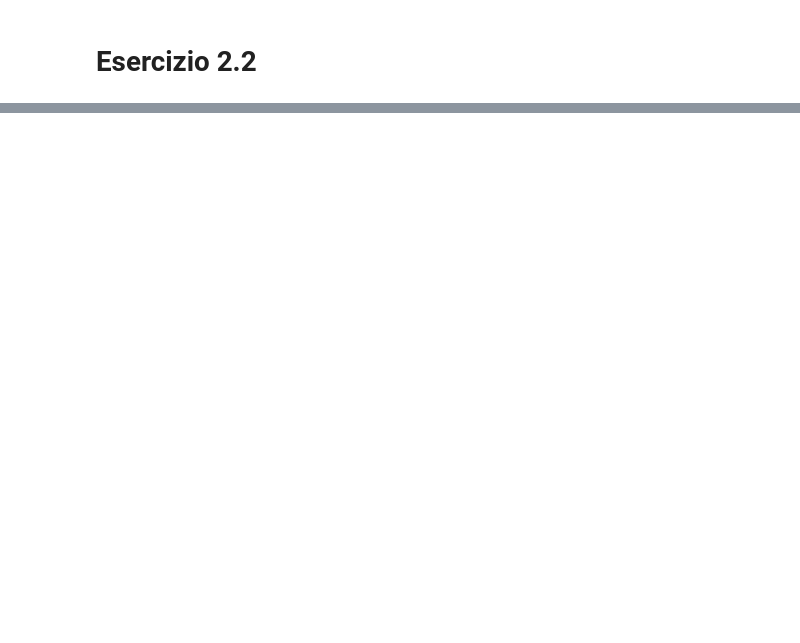
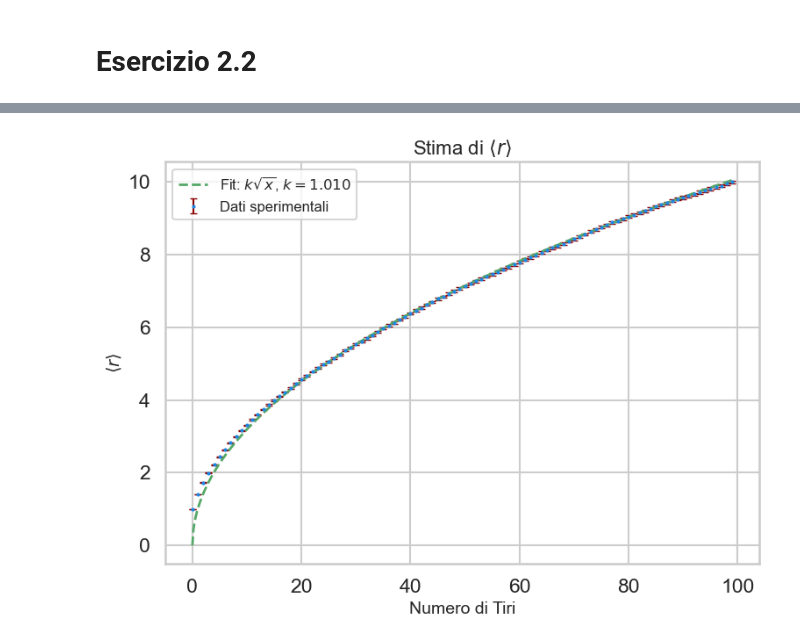
Before and after one commit to filmauri/LSN, a Jupyter notebook: 02/Esercizio2.ipynb, the cells around one changed output, grey strips where cells are left out. Saved outputs shown, nothing was run; the diff lists cells and outputs as text; code cells hidden in the pictures; blank space fills up the shorter version.

```diff
--- a/02/Esercizio2.ipynb
+++ b/02/Esercizio2.ipynb
@@ -153,0 +288,48 @@ plt.show()
+# %%
+# Imposta lo stile di Seaborn per una grafica moderna e pulita
+sns.set_theme(style="whitegrid", context="talk")
+
+# Leggi i dati dal file, assegnando nomi alle colonne
+data = pd.read_csv('02.2/continuous.dat', sep=' ', header=None, names=['Throws', 'r', 'r_err'])
+
+# Estrai le colonne
+x = data['Throws']
+y = data['r']
+yerr = data['r_err']
+
+# Definizione della funzione di fit: k * sqrt(x)
+def fit_func(x, k):
+    return k * np.sqrt(x)
+
+# Esegui il fit per ottenere il parametro ottimale
+popt, pcov = curve_fit(fit_func, x, y)
+k_opt = popt[0]
+
+# Prepara la curva di fit
+x_fit = np.linspace(x.min(), x.max(), 500)
+y_fit = fit_func(x_fit, k_opt)
+
+# Crea la figura con dimensioni adeguate
+plt.figure(figsize=(8, 6))
+
+# Plotta i dati con barre d'errore: marker circolari, colore blu e barre d'errore in rosso scuro
+plt.errorbar(x, y, yerr=yerr, fmt='o', markersize=2, capsize=3,
+             label='Dati sperimentali', color='#1E88E5', ecolor='darkred', elinewidth=1.5)
+
+# Plotta la curva di fit con linea tratteggiata verde
+plt.plot(x_fit, y_fit, 'g--', linewidth=2,
+         label=f'Fit:'rf' $k \sqrt{{x}}$, $k = {k_opt:.3f}$')
+
+# Aggiunge etichette agli assi e un titolo con una dimensione del font maggiore
+plt.xlabel('Numero di Tiri', fontsize=14)
+plt.ylabel(rf'$\langle r \rangle$', fontsize=14)
+plt.title('Stima di 'rf'$\langle r \rangle$', fontsize=16)
+
+# Aggiunge la legenda e applica un layout ottimizzato
+plt.legend(fontsize=12)
+plt.tight_layout()
+
+# Visualizza il grafico
+plt.show()
+# %% [output]
+[figure, added]
```
Also changed, not shown: parts of 9 cells of this notebook, 10 other files.
